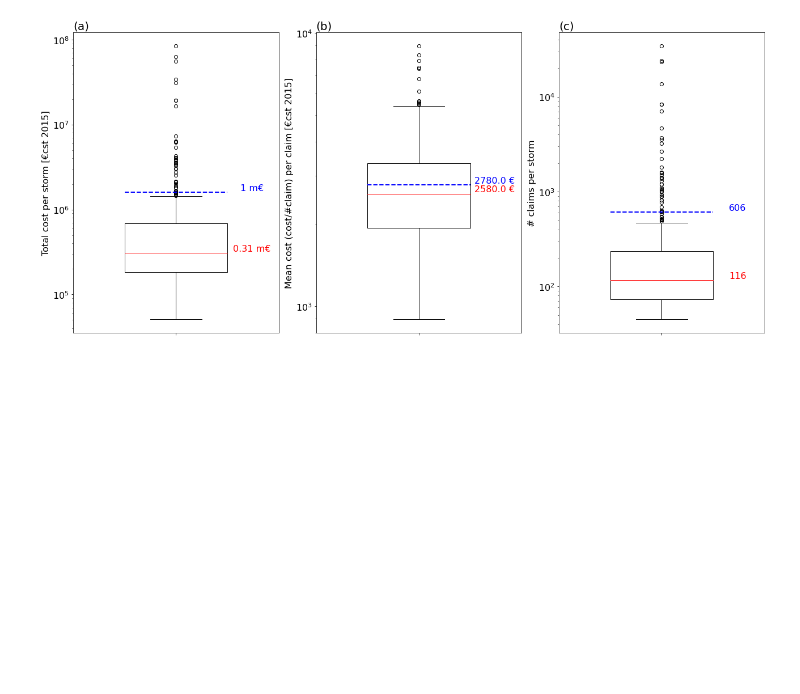
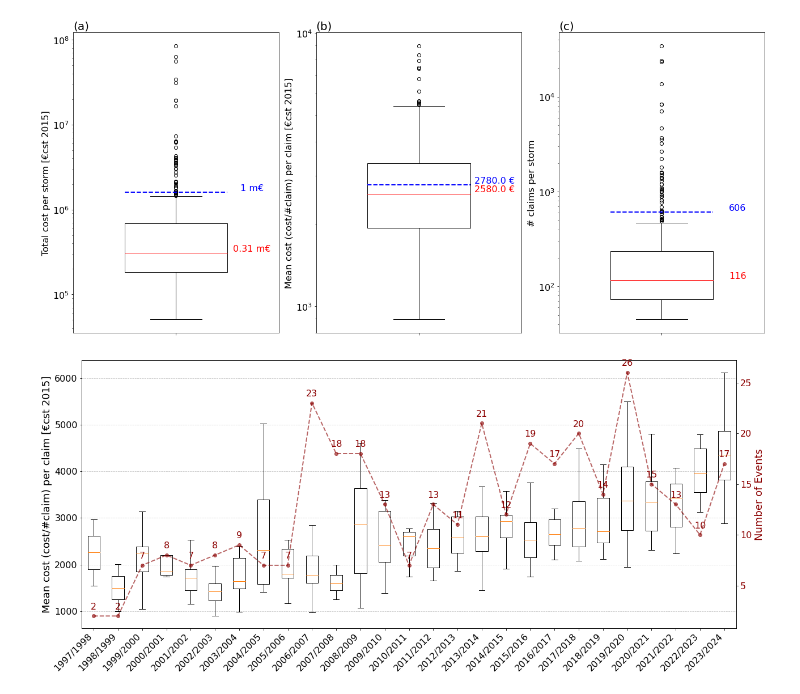
Before and after one commit to laurahasbini/Unravelling_cluster_impact, a Jupyter notebook: summary_catalog.ipynb, the cells around one changed output. Cells and saved outputs as stored; diff of their text form; code cells hidden in the pictures; blank space fills up the shorter version.

Commit message:
Plot mean cost per season

```diff
--- a/summary_catalog.ipynb
+++ b/summary_catalog.ipynb
@@ -58,7 +55,7 @@ import fct.fct_link_storm_claim as fct_link_storm_claim
 import fct.preprocess_sinclim as preprocess_sinclim
 from fct.paths import *
 
-path_save_fig = PATH_FIGURE+"storm_catalogue/summary/"
+path_save_fig = PATH_FIGURE#+"storm_catalogue/summary/"
 # %%
 period = "1979-2024WIN"
 df_info_storm                       = pd.read_csv(PATH_TRACKS+"tracks_FR_ALL_24h_"+period+"_info.csv", encoding='utf-8')
@@ -460,3 +457,52 @@ plt.show()
 #             format="svg", bbox_inches="tight", dpi=300, transparent=True)
 # %% [output]
 [figure]
+# %%
+# Evolution of the mean cost per winter season
+season_order = sorted(sinclim_storm['season'].unique())
+sinclim_storm['season'] = pd.Categorical(sinclim_storm['season'], categories=season_order, ordered=True)
+
+# Group data by season
+grouped = [sinclim_storm[sinclim_storm['season'] == season]['mean_cost'] for season in season_order]
+counts = [len(group) for group in grouped]
+means = [group.mean() for group in grouped]
+# %%
+# Create figure and axis
+fig, ax1 = plt.subplots(figsize=(18, 8))
+
+# Boxplot on primary y-axis (left)
+box = ax1.boxplot(grouped, showfliers=False)
+# ax1.set_xlabel('Season', fontsize=18)
+ax1.set_ylabel('Mean cost (cost/#claim) per claim [€cst 2015]', fontsize=18)
+# ax1.set_title('Mean Cost Distribution and Event Count per Season', fontsize=20)
+ax1.tick_params(axis='x', rotation=45, labelsize=16)
+ax1.tick_params(axis='y', labelsize=16)
+ax1.grid(axis='y', linestyle='--', alpha=0.7)
+
+# Apply new season labels
+season_labels = [f"{year}/{str(year + 1)}" for year in season_order]
+ax1.set_xticks(range(1, len(season_order) + 1))
+ax1.set_xticklabels(season_labels, ha='right')
+
+# Add red mean line
+# ax1.plot(range(1, len(season_order) + 1), means, color='red', marker='s', linestyle='-', linewidth=2, label='Mean')
+
+# Secondary y-axis for event counts
+ax2 = ax1.twinx()
+ax2.plot(range(1, len(season_order) + 1), counts, color='darkred', marker='o', linestyle='--', alpha=0.6, linewidth=2, label='Event Count')
+ax2.set_ylabel('Number of Events', color='darkred', fontsize=18)
+ax2.tick_params(axis='y', labelcolor='darkred', labelsize=16)
+
+# Add count labels
+for i, count in enumerate(counts):
+    ax2.text(i + 1, count + max(counts) * 0.025, str(count), color='darkred', ha='center', fontsize=16)
+
+plt.tight_layout()
+plt.show()
+#SAVE FIG
+fig.savefig(path_save_fig+"timeserie_mean-cost_"+window+"_unique-"+method+"_min"+str(min_claim)+"_priestley_ALL_"+period+"_r1300.png",
+            transparent=True, bbox_inches='tight', dpi=400)
+fig.savefig(path_save_fig+"timeserie_mean-cost_"+window+"_unique-"+method+"_min"+str(min_claim)+"_priestley_ALL_"+period+"_r1300.svg",
+            format="svg", bbox_inches="tight", dpi=400, transparent=True)
+# %% [output]
+[figure, added]
```
Also changed, not shown: parts of 1 cell of this notebook, 1 other file.
